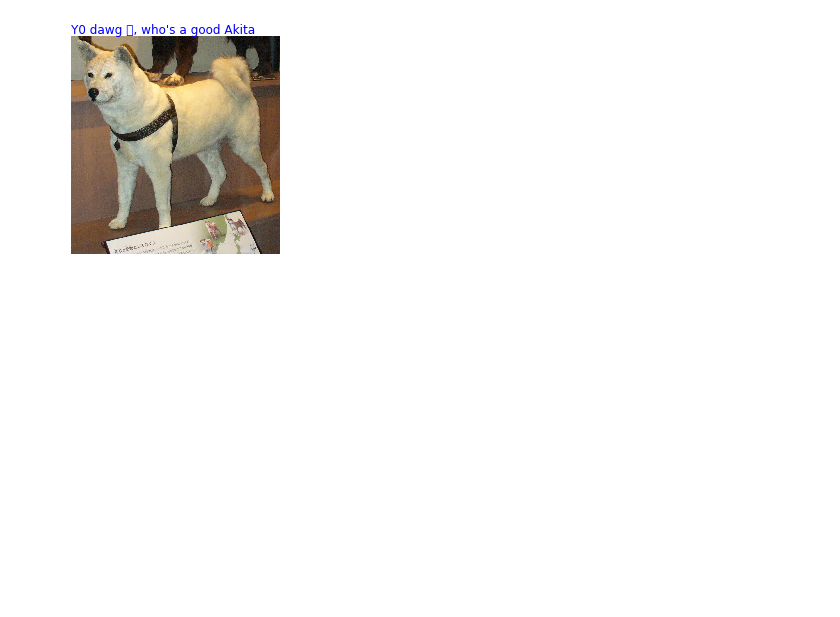
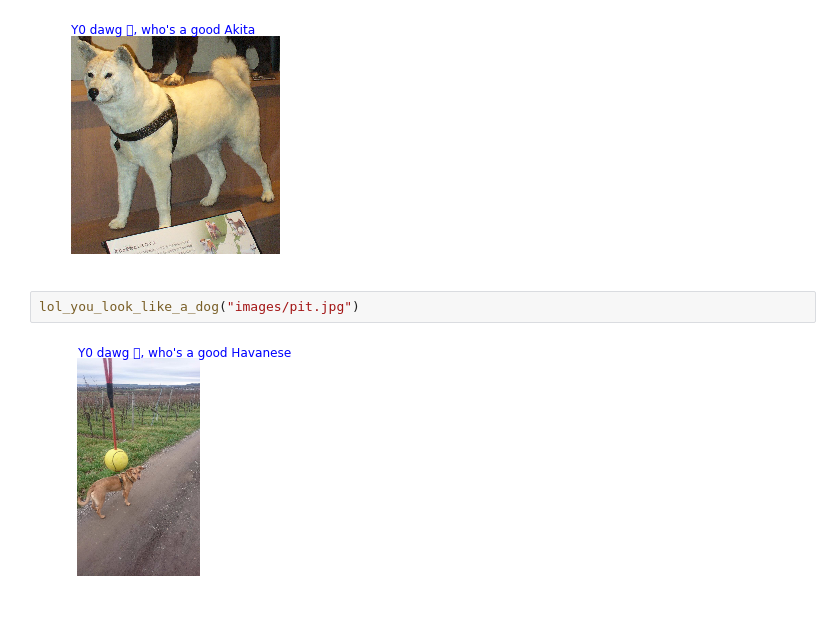
Before and after one commit to anoff/AIND-CNN-dogbreed, a Jupyter notebook: dog_app.ipynb, the cells around one changed output. Drawn from its saved outputs; the diff is of its cells as text; blank space fills up the shorter version.

```diff
--- a/dog_app.ipynb
+++ b/dog_app.ipynb
@@ -777,3 +777,7 @@ lol_you_look_like_a_dog("images/Labrador_retriever_06455.jpg")
 lol_you_look_like_a_dog("images/hachiko.jpg")
 # %% [output]
 [figure]
+# %%
+lol_you_look_like_a_dog("images/pit.jpg")
+# %% [output]
+[figure, added]
```
Also changed, not shown: parts of 3 cells of this notebook.
